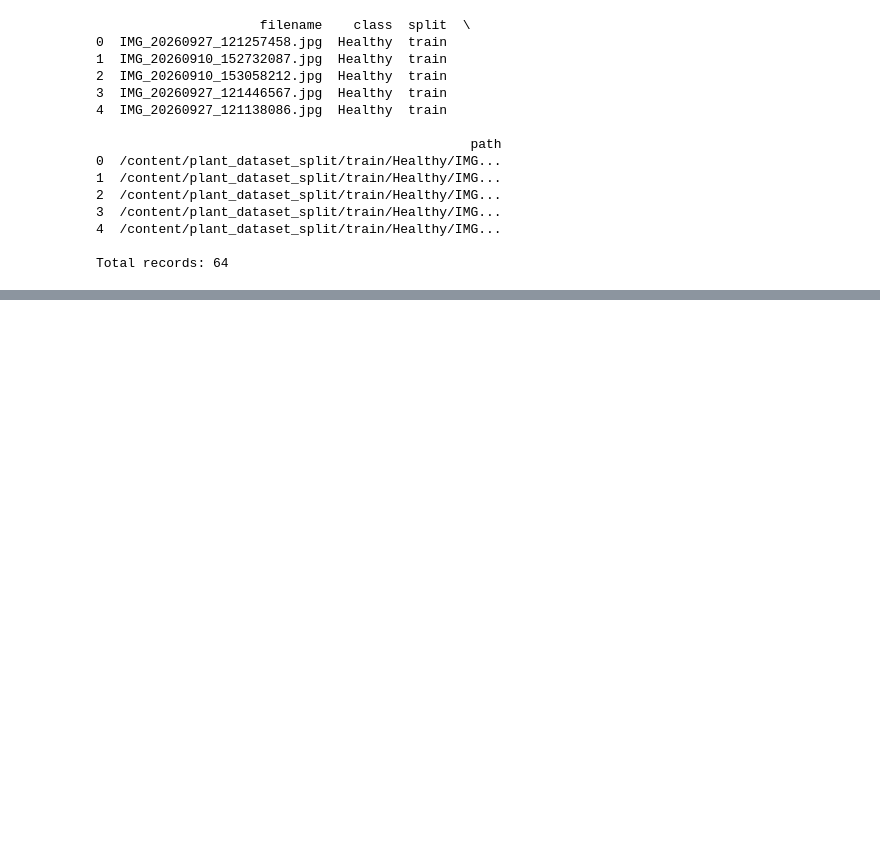
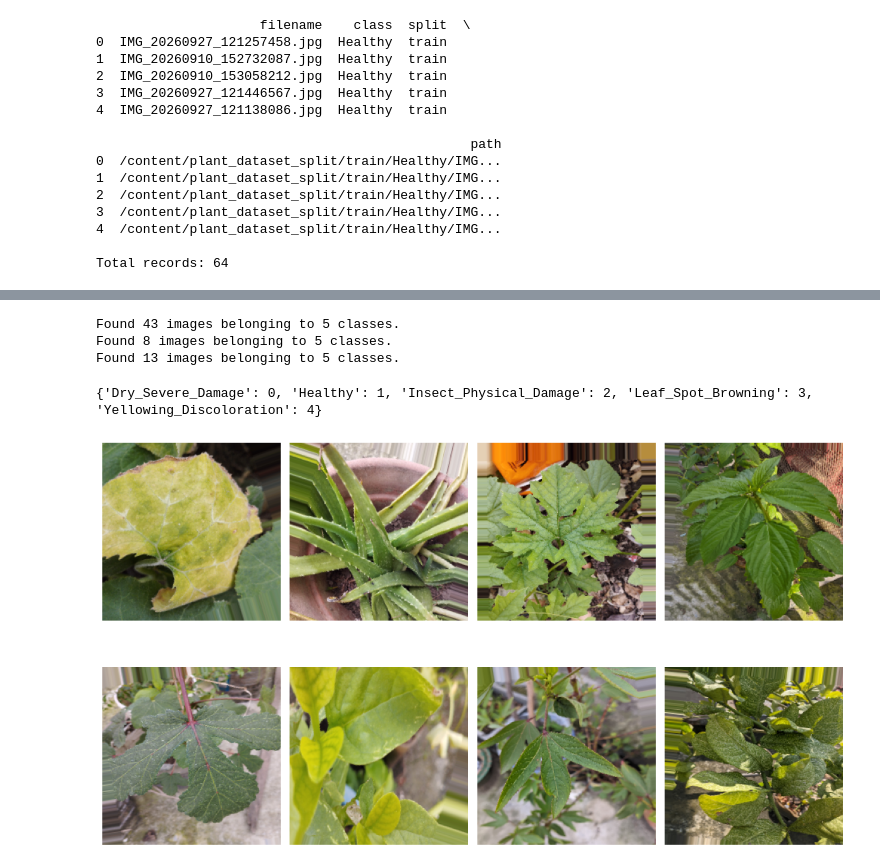
Before and after one commit to nekokaito/deep-learning-rooftop-plant-health, a Jupyter notebook: rooftop_plant_health_classification.ipynb, the cells around one changed output, grey strips where cells are left out. Cells and saved outputs as stored; diff of their text form; code cells hidden in the pictures; blank space fills up the shorter version.

```diff
--- a/rooftop_plant_health_classification.ipynb
+++ b/rooftop_plant_health_classification.ipynb
@@ -243,0 +332,47 @@ Total records: 64
+# %%
+train_generator = train_datagen.flow_from_directory(
+    OUTPUT_DIR / "train",
+    target_size=IMG_SIZE,
+    batch_size=BATCH_SIZE,
+    class_mode="categorical",
+    shuffle=True,
+    seed=SEED
+)
+
+validation_generator = val_test_datagen.flow_from_directory(
+    OUTPUT_DIR / "validation",
+    target_size=IMG_SIZE,
+    batch_size=BATCH_SIZE,
+    class_mode="categorical",
+    shuffle=False
+)
+
+test_generator = val_test_datagen.flow_from_directory(
+    OUTPUT_DIR / "test",
+    target_size=IMG_SIZE,
+    batch_size=BATCH_SIZE,
+    class_mode="categorical",
+    shuffle=False
+)
+# %% [output]
+Found 43 images belonging to 5 classes.
+Found 8 images belonging to 5 classes.
+Found 13 images belonging to 5 classes.
+# %%
+print(train_generator.class_indices)
+# %% [output]
+{'Dry_Severe_Damage': 0, 'Healthy': 1, 'Insect_Physical_Damage': 2, 'Leaf_Spot_Browning': 3, 'Yellowing_Discoloration': 4}
+# %%
+images, labels = next(train_generator)
+
+plt.figure(figsize=(12, 8))
+
+for i in range(min(8, len(images))):
+    plt.subplot(2, 4, i + 1)
+    plt.imshow(images[i])
+    plt.axis("off")
+
+plt.tight_layout()
+plt.show()
+# %% [output]
+[figure, added]
```
Also changed, not shown: parts of 8 cells of this notebook.
